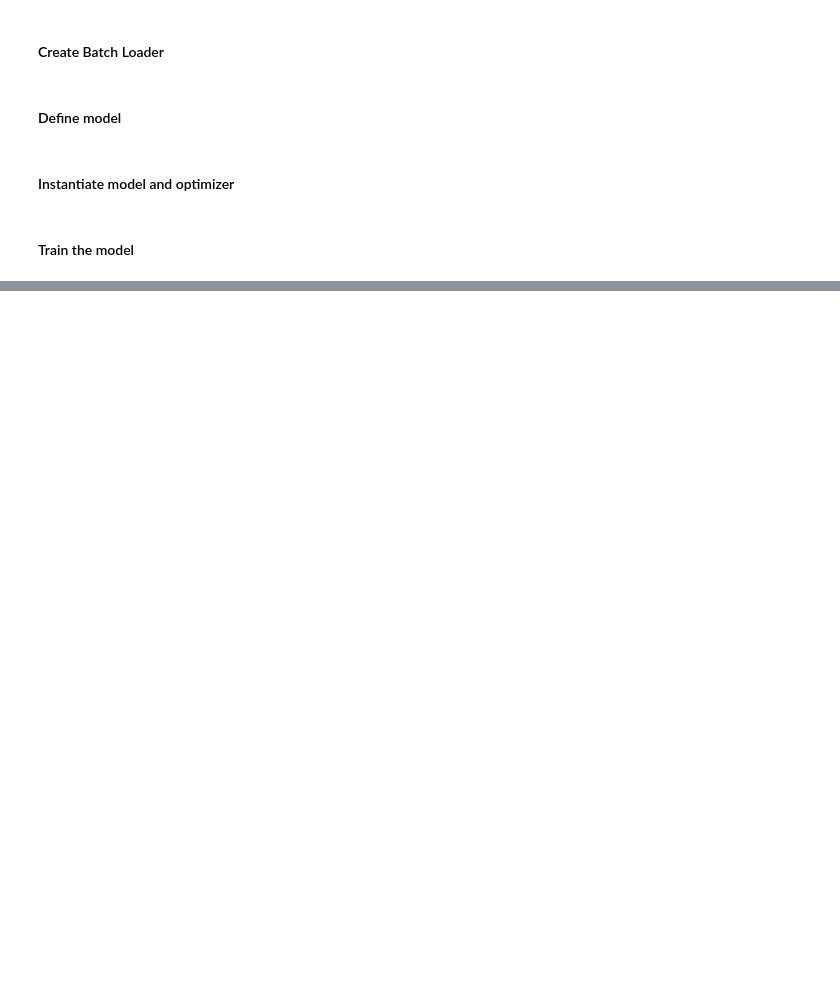
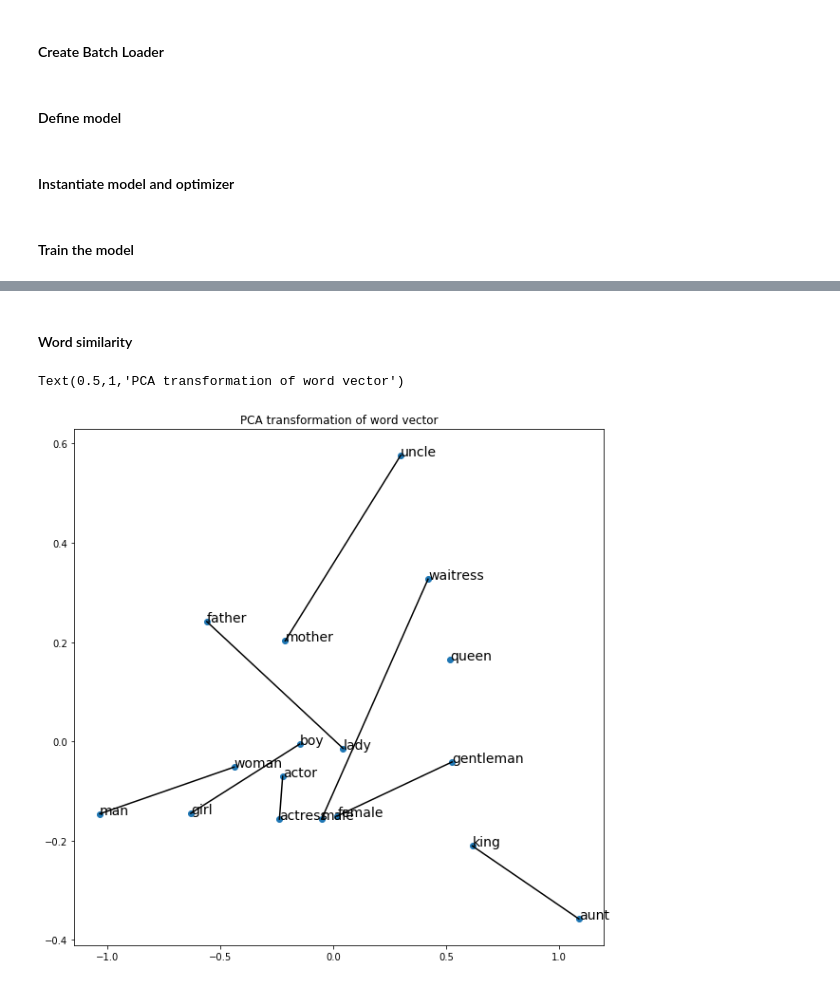
Before and after one commit to hveigz/word-embeddings, a Jupyter notebook: Word2Vec_SkipGram.ipynb, the cells around one changed output, grey strips where cells are left out. Saved outputs shown, nothing was run; the diff lists cells and outputs as text; code cells hidden in the pictures; blank space fills up the shorter version.

```diff
--- a/Word2Vec_SkipGram.ipynb
+++ b/Word2Vec_SkipGram.ipynb
@@ -678,0 +404,26 @@ epoch 39, epoch_loss 67.21533618197346
+# %%
+def word_scatter(xs, labels,fontsize=14):
+    for i, t in enumerate(labels):
+        plt.annotate(t,xs[i],fontsize=fontsize)
+# %%
+from sklearn.decomposition import PCA
+pca = PCA(n_components=2)
+# %% [markdown]
+#### Word similarity
+# %%
+plt.figure(figsize=[10,10])
+labels = 'man woman boy girl actor actress waitress male female gentleman lady father mother uncle aunt king queen'.split()
+
+coords = [word2id[w] for w in labels]
+coords = (model.center_embeddings.weight).data.numpy()[coords,:]
+
+y_scatter = pca.fit_transform(coords)
+plt.scatter(y_scatter[:,0], y_scatter[:,1])
+word_scatter(y_scatter, labels)
+
+for i in range(0,y_scatter.shape[0],2):
+    plt.plot(y_scatter[i:i+2,0],y_scatter[i:i+2,1],'black')
+plt.title('PCA transformation of word vector')
+# %% [output]
+Text(0.5,1,'PCA transformation of word vector')
+[figure, added]
```
Also changed, not shown: parts of 46 cells of this notebook.
